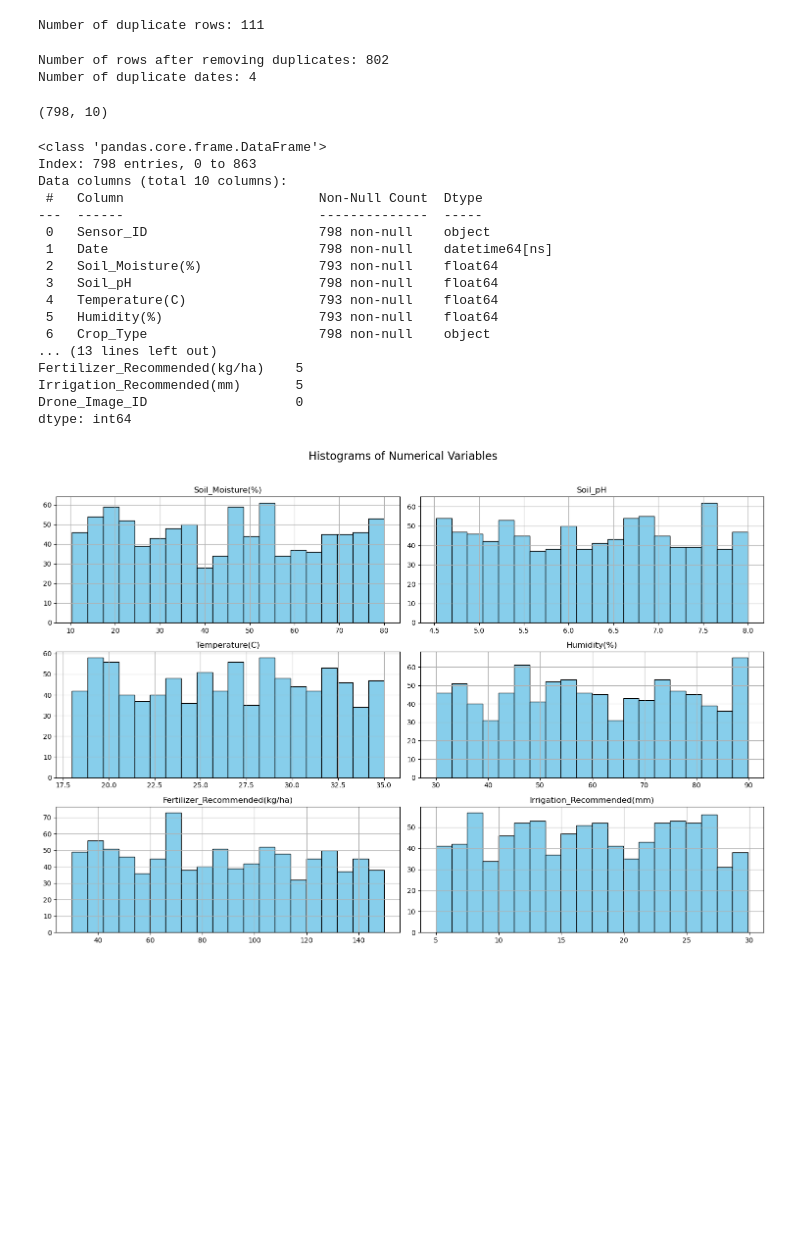
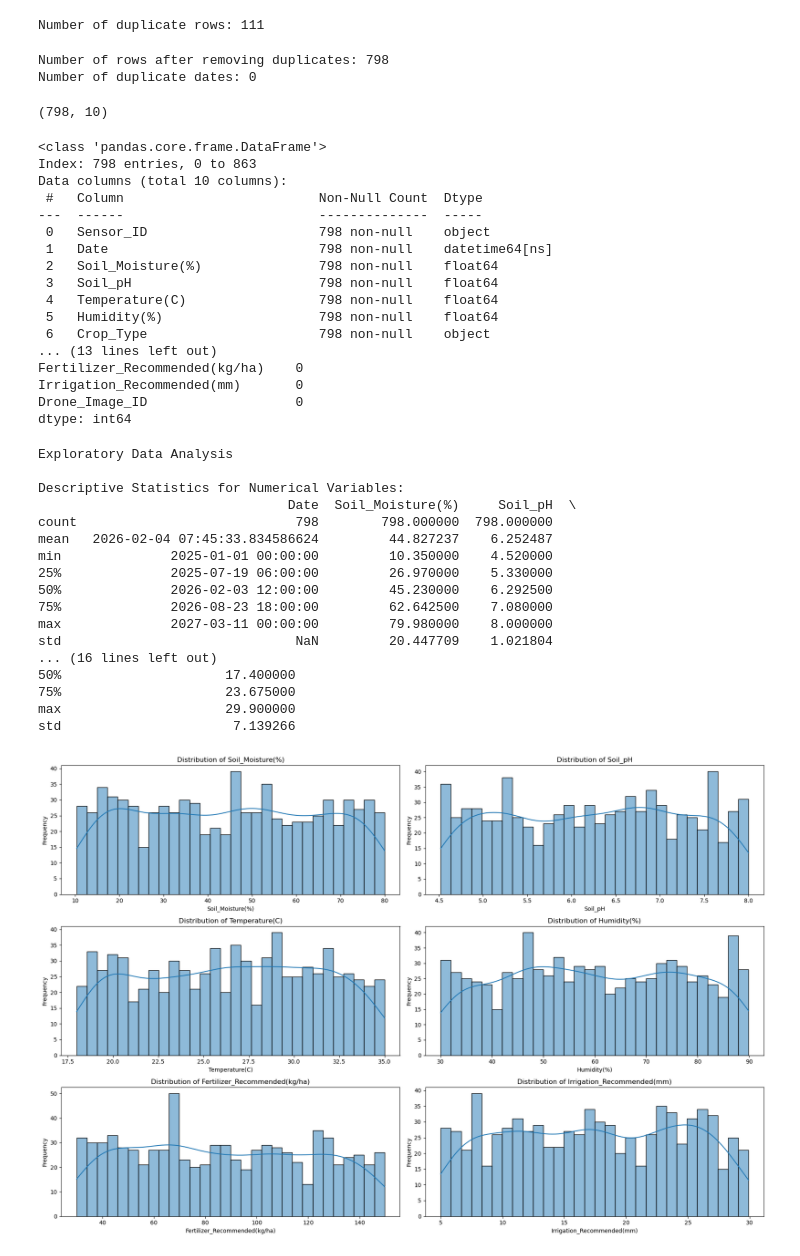
Before and after one commit to MariamW20/Mariam_Wambui, a Jupyter notebook: climate_action.ipynb, the cells around one changed output. Cells and saved outputs as stored; diff of their text form; code cells hidden in the pictures; blank space fills up the shorter version.

```diff
--- a/climate_action.ipynb
+++ b/climate_action.ipynb
@@ -88,7 +97,7 @@ for col in numeric_cols:
     if col in df.columns:
         df[col] = pd.to_numeric(df[col], errors='coerce') #Convert to numeric, coercing errors to NaN
         # fill NaN values with the mean of the column
-        #df[col] = df[col].fillna(df[col].median())
+        df[col] = df[col].fillna(df[col].median())
 
 # For categorical columns, we can fill missing values with the mode
 categorical_cols = ['Crop_Type']
@@ -184,8 +185,8 @@ df = df.drop_duplicates(subset=['Date'], keep='first')
 # Shape
 df.shape
 # %% [output]
-Number of rows after removing duplicates: 802
-Number of duplicate dates: 4
+Number of rows after removing duplicates: 798
+Number of duplicate dates: 0
 (798, 10)
 # %%
 # Final clean dataset
@@ -201,21 +202,53 @@ Data columns (total 10 columns):
 ---  ------                         --------------  -----
  0   Sensor_ID                      798 non-null    object
  1   Date                           798 non-null    datetime64[ns]
- 2   Soil_Moisture(%)               793 non-null    float64
+ 2   Soil_Moisture(%)               798 non-null    float64
  3   Soil_pH                        798 non-null    float64
- 4   Temperature(C)                 793 non-null    float64
- 5   Humidity(%)                    793 non-null    float64
+ 4   Temperature(C)                 798 non-null    float64
+ 5   Humidity(%)                    798 non-null    float64
  6   Crop_Type                      798 non-null    object
 ... (13 lines left out)
-Fertilizer_Recommended(kg/ha)    5
-Irrigation_Recommended(mm)       5
+Fertilizer_Recommended(kg/ha)    0
+Irrigation_Recommended(mm)       0
 Drone_Image_ID                   0
 dtype: int64
 # %%
-# Plot histograms for each numerical column
-df[numeric_cols].hist(figsize=(15, 10), bins=20, color='skyblue', edgecolor='black')
-plt.suptitle('Histograms of Numerical Variables', y=1.02, fontsize=16)
+#Exploratory Data Analysis (EDA)
+
+print("\nExploratory Data Analysis")
+
+# Descriptive Statistics
+print("\nDescriptive Statistics for Numerical Variables:")
+print(df.describe())
+
+# Visualizing distributions of the numeric variables using Histograms
+numeric_cols = ['Soil_Moisture(%)', 'Soil_pH', 'Temperature(C)', 'Humidity(%)', 'Fertilizer_Recommended(kg/ha)', 'Irrigation_Recommended(mm)']
+
+plt.figure(figsize=(18, 12))
+for i, col in enumerate(numeric_cols):
+    plt.subplot(3, 2, i + 1)
+    sns.histplot(df[col], bins=30, kde=True)
+    plt.title(f'Distribution of {col}')
+    plt.xlabel(col)
+    plt.ylabel('Frequency')
 plt.tight_layout()
 plt.show()
 # %% [output]
+Exploratory Data Analysis
+
+Descriptive Statistics for Numerical Variables:
+                                Date  Soil_Moisture(%)     Soil_pH  \
+count                            798        798.000000  798.000000
+mean   2026-02-04 07:45:33.834586624         44.827237    6.252487
+min              2025-01-01 00:00:00         10.350000    4.520000
+25%              2025-07-19 06:00:00         26.970000    5.330000
+50%              2026-02-03 12:00:00         45.230000    6.292500
+75%              2026-08-23 18:00:00         62.642500    7.080000
+max              2027-03-11 00:00:00         79.980000    8.000000
+std                              NaN         20.447709    1.021804
+... (16 lines left out)
+50%                     17.400000
+75%                     23.675000
+max                     29.900000
+std                      7.139266
-[figure, old version]
+[figure, new version]
```
Also changed, not shown: parts of 12 cells of this notebook, 1 other file.
